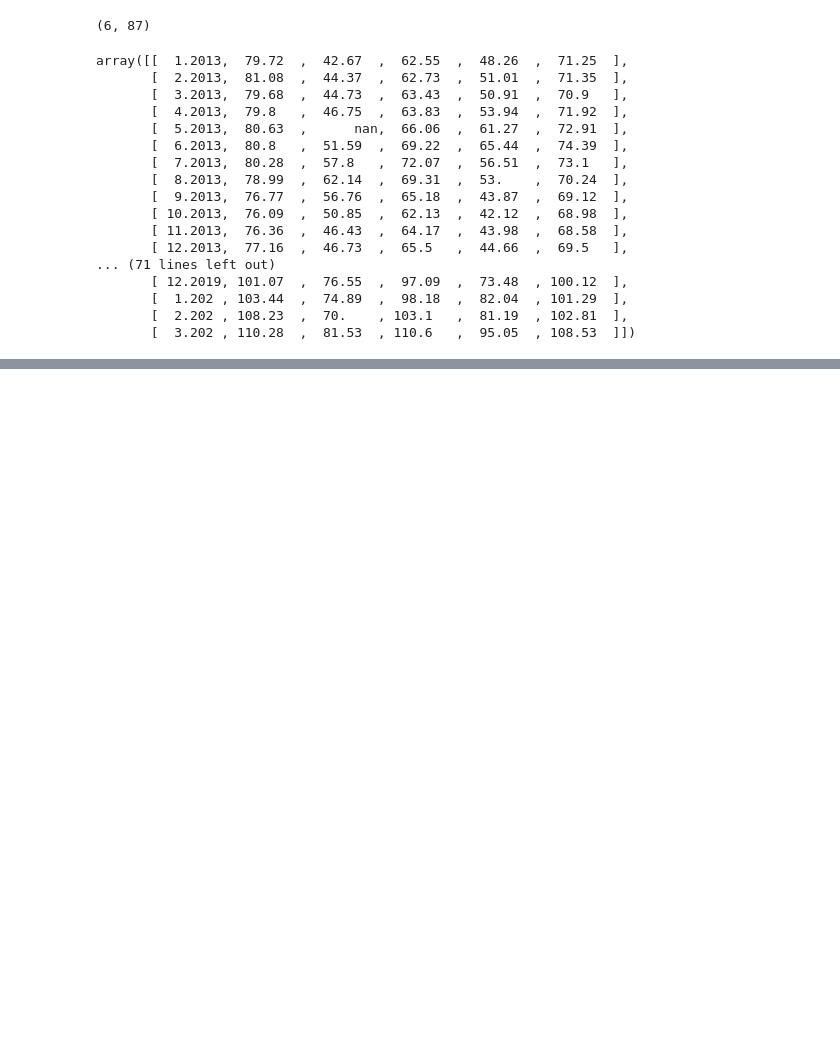
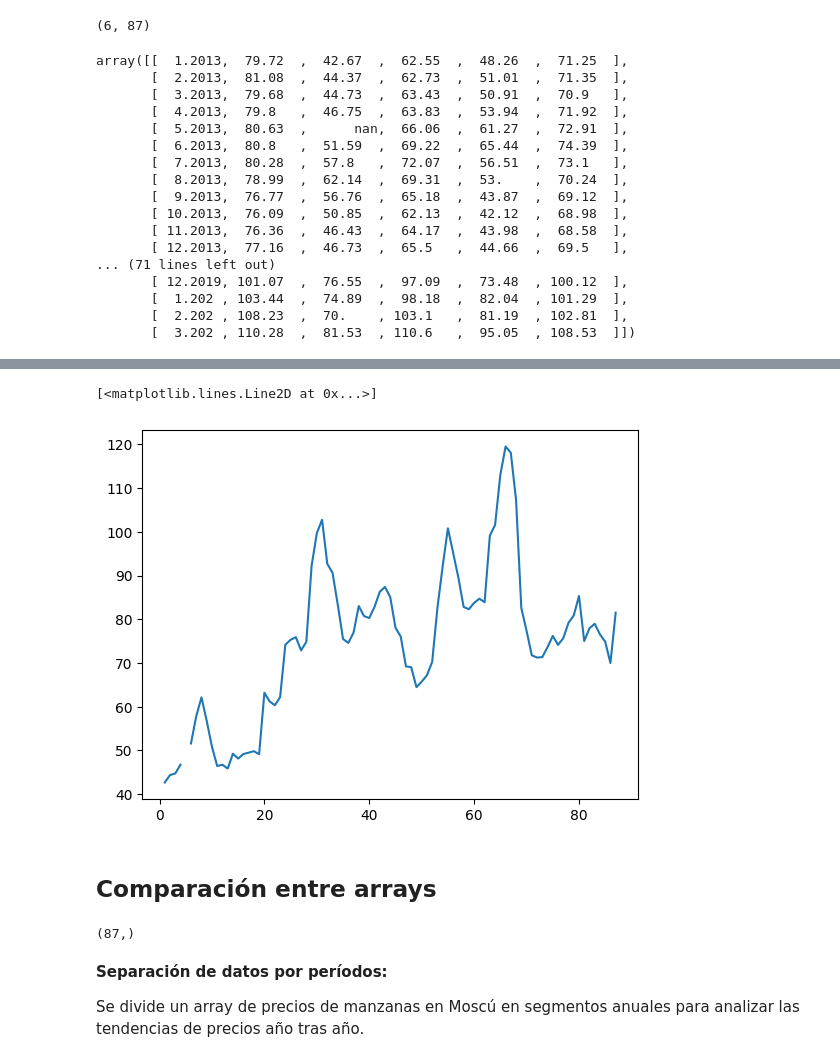
Before and after one commit to VivianQui/NumPy, a Jupyter notebook: numpy.ipynb, the cells around one changed output, grey strips where cells are left out. Drawn from its saved outputs; the diff is of its cells as text; code cells hidden in the pictures; blank space fills up the shorter version.

```diff
--- a/numpy.ipynb
+++ b/numpy.ipynb
@@ -57,0 +150,15 @@ datos_transpuestos = datos.T
+# %%
+plt.plot(fechas,Kaliningrado)
+# %% [output]
+[<matplotlib.lines.Line2D at 0x...>]
+[figure, added]
+# %% [markdown]
+## **Comparación entre arrays**
+# %%
+Moscu.shape
+# %% [output]
+(87,)
+# %% [markdown]
+**Separación de datos por períodos:**
+
+Se divide un array de precios de manzanas en Moscú en segmentos anuales para analizar las tendencias de precios año tras año.
```
Also changed, not shown: parts of 18 cells of this notebook.
